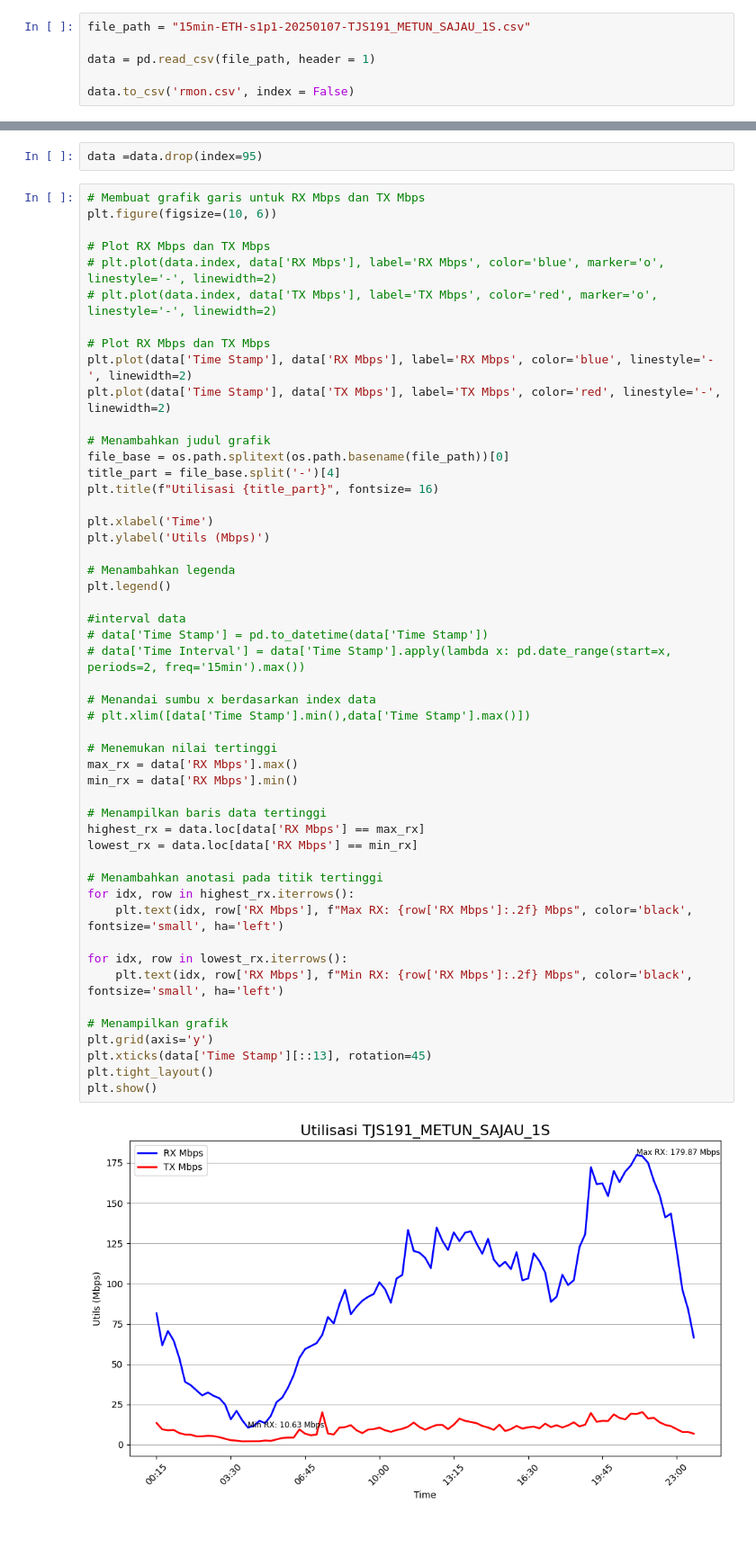
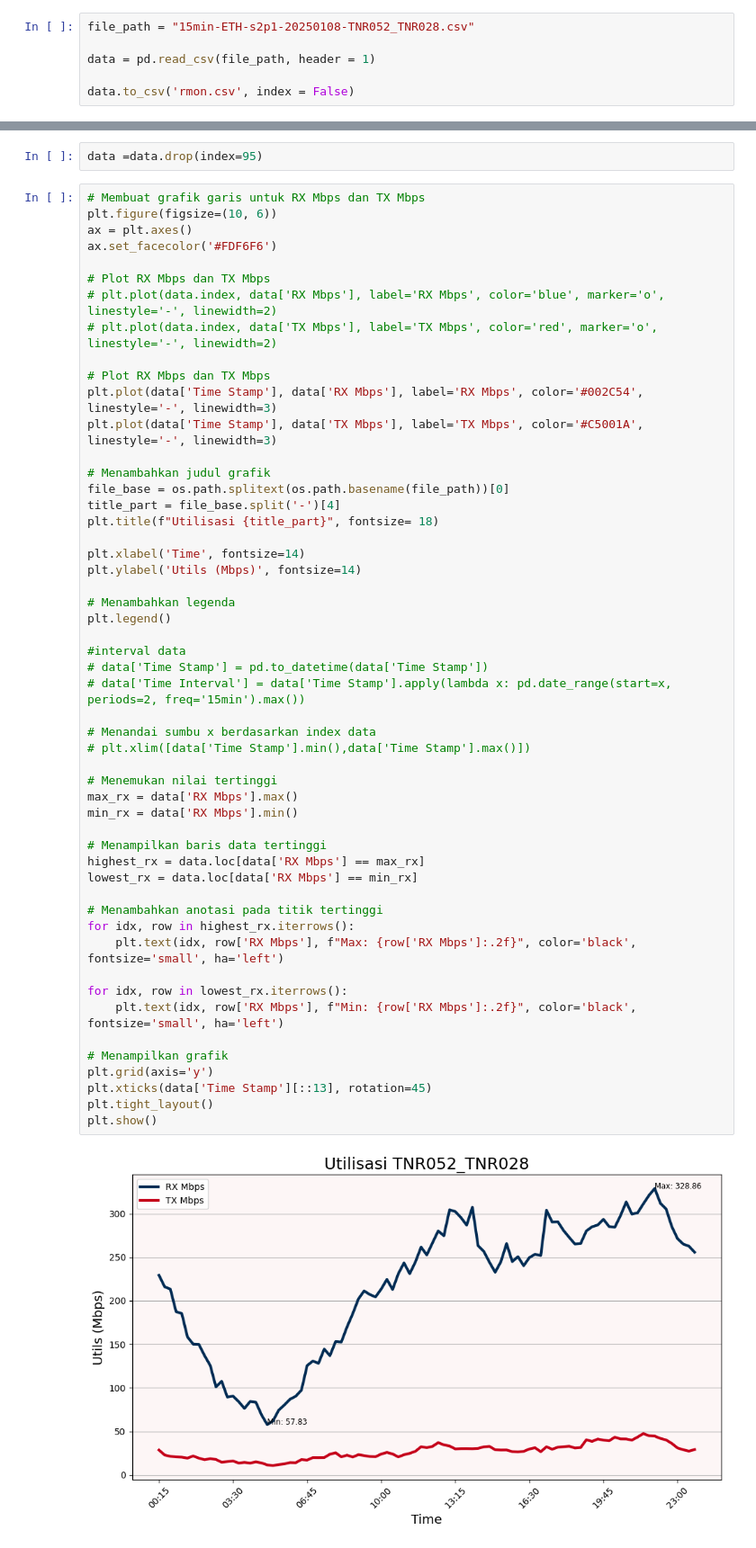
Before and after one commit to hanfx/rmon-utilization-graph, a Jupyter notebook: rmon.ipynb, the cells around one changed output, grey strips where cells are left out. Shown at 90% size. Cells and saved outputs as stored; diff of their text form.

Commit message:
chagen color graph

```diff
--- a/rmon.ipynb
+++ b/rmon.ipynb
@@ -3,7 +3,7 @@ import os
 import pandas as pd
 import matplotlib.pyplot as plt
 # %%
-file_path = "15min-ETH-s1p1-20250107-TJS191_METUN_SAJAU_1S.csv"
+file_path = "15min-ETH-s2p1-20250108-TNR052_TNR028.csv"
 
 data = pd.read_csv(file_path, header = 1)
 
@@ -72,52 +86,54 @@ data =data.drop(index=95)
 # %%
 # Membuat grafik garis untuk RX Mbps dan TX Mbps
 plt.figure(figsize=(10, 6))
+ax = plt.axes()
+ax.set_facecolor('#FDF6F6')
 
 # Plot RX Mbps dan TX Mbps
 # plt.plot(data.index, data['RX Mbps'], label='RX Mbps', color='blue', marker='o', linestyle='-', linewidth=2)
 # plt.plot(data.index, data['TX Mbps'], label='TX Mbps', color='red', marker='o', linestyle='-', linewidth=2)
 
 # Plot RX Mbps dan TX Mbps
-plt.plot(data['Time Stamp'], data['RX Mbps'], label='RX Mbps', color='blue', linestyle='-', linewidth=2)
-plt.plot(data['Time Stamp'], data['TX Mbps'], label='TX Mbps', color='red', linestyle='-', linewidth=2)
+plt.plot(data['Time Stamp'], data['RX Mbps'], label='RX Mbps', color='#002C54', linestyle='-', linewidth=3)
+plt.plot(data['Time Stamp'], data['TX Mbps'], label='TX Mbps', color='#C5001A', linestyle='-', linewidth=3)
 
 # Menambahkan judul grafik
 file_base = os.path.splitext(os.path.basename(file_path))[0]
 title_part = file_base.split('-')[4]
-plt.title(f"Utilisasi {title_part}", fontsize= 16)
+plt.title(f"Utilisasi {title_part}", fontsize= 18)
 
-plt.xlabel('Time')
-plt.ylabel('Utils (Mbps)')
+plt.xlabel('Time', fontsize=14)
+plt.ylabel('Utils (Mbps)', fontsize=14)
 
 # Menambahkan legenda
 plt.legend()
 
 #interval data
 # data['Time Stamp'] = pd.to_datetime(data['Time Stamp'])
 # data['Time Interval'] = data['Time Stamp'].apply(lambda x: pd.date_range(start=x, periods=2, freq='15min').max())
 
 # Menandai sumbu x berdasarkan index data
 # plt.xlim([data['Time Stamp'].min(),data['Time Stamp'].max()])
 
 # Menemukan nilai tertinggi
 max_rx = data['RX Mbps'].max()
 min_rx = data['RX Mbps'].min()
 
 # Menampilkan baris data tertinggi
 highest_rx = data.loc[data['RX Mbps'] == max_rx]
 lowest_rx = data.loc[data['RX Mbps'] == min_rx]
 
 # Menambahkan anotasi pada titik tertinggi
 for idx, row in highest_rx.iterrows():
-    plt.text(idx, row['RX Mbps'], f"Max RX: {row['RX Mbps']:.2f} Mbps", color='black', fontsize='small', ha='left')
+    plt.text(idx, row['RX Mbps'], f"Max: {row['RX Mbps']:.2f}", color='black', fontsize='small', ha='left')
 
 for idx, row in lowest_rx.iterrows():
-    plt.text(idx, row['RX Mbps'], f"Min RX: {row['RX Mbps']:.2f} Mbps", color='black', fontsize='small', ha='left')
+    plt.text(idx, row['RX Mbps'], f"Min: {row['RX Mbps']:.2f}", color='black', fontsize='small', ha='left')
 
 # Menampilkan grafik
 plt.grid(axis='y')
 plt.xticks(data['Time Stamp'][::13], rotation=45)
 plt.tight_layout()
 plt.show()
 # %% [output]
-[figure, old version]
+[figure, new version]
```
Also changed, not shown: parts of 4 cells of this notebook, 2 other files.
